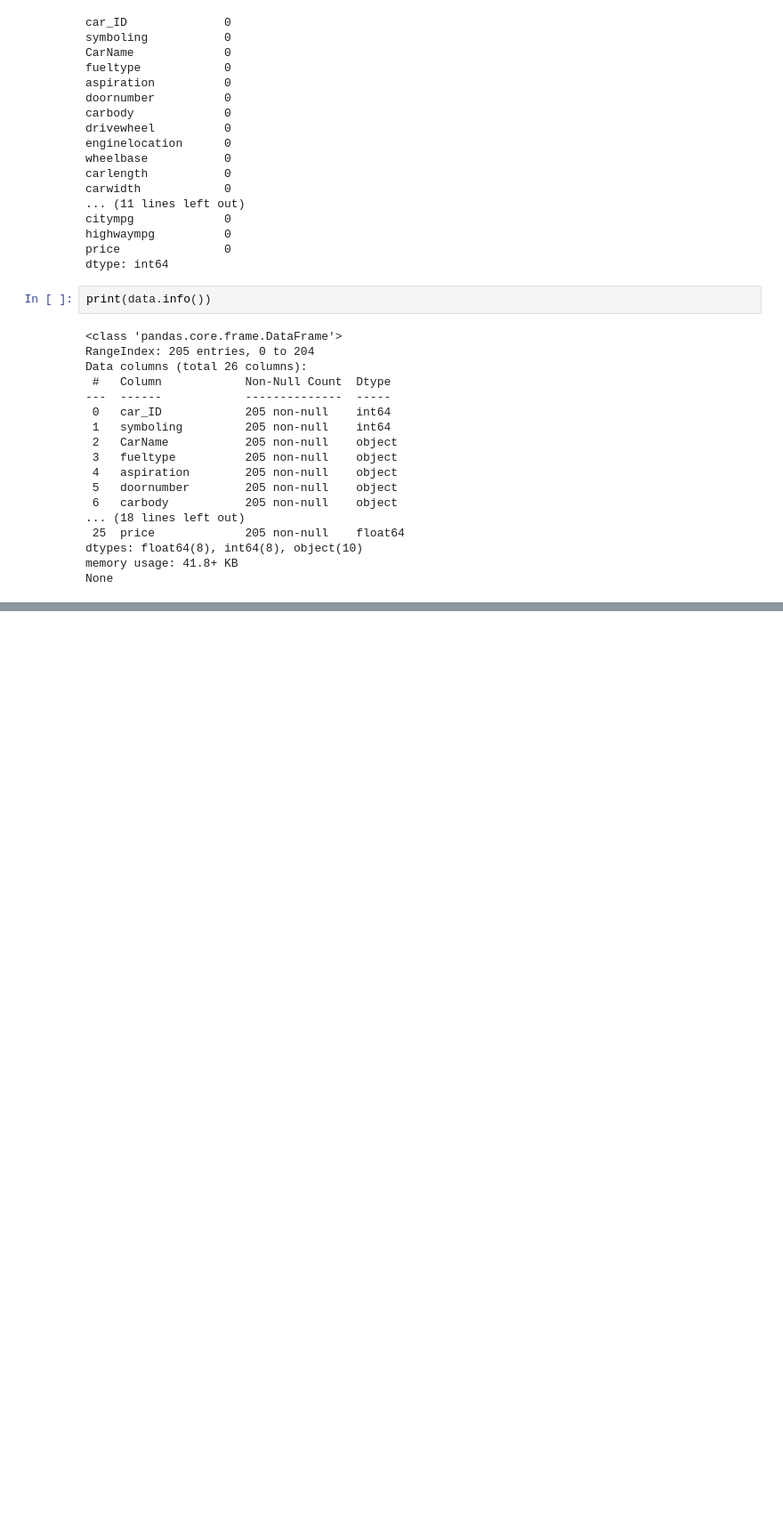
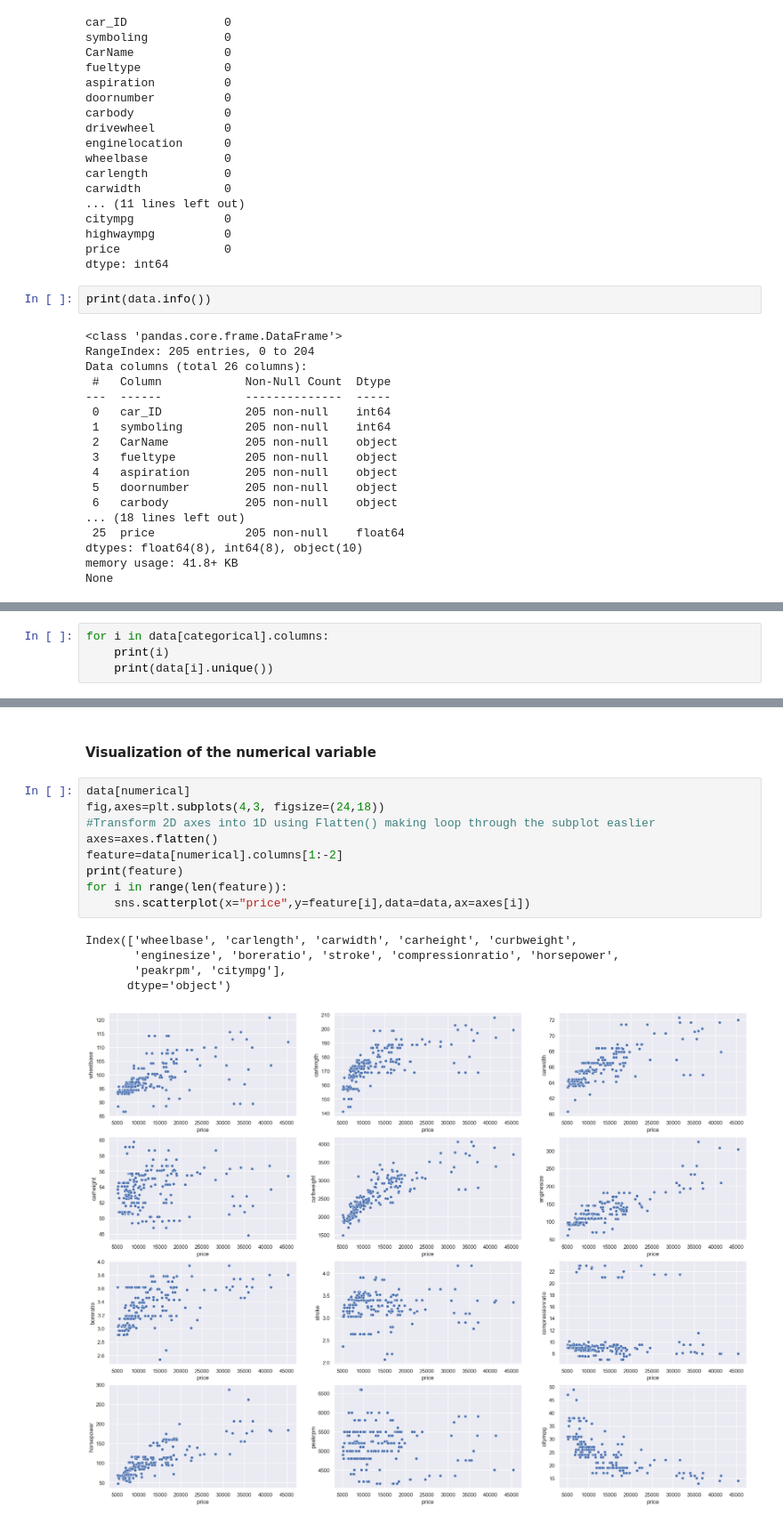
Before and after one commit to AdirajJohn/Car_Price_Prediction, a Jupyter notebook: Prediction_model.ipynb, the cells around one changed output, grey strips where cells are left out. Shown at 89% size. Drawn from its saved outputs; the diff is of its cells as text; blank space fills up the shorter version.

```diff
--- a/Prediction_model.ipynb
+++ b/Prediction_model.ipynb
@@ -77,0 +159,4 @@ None
+# %%
+for i in data[categorical].columns:
+    print(i)
+    print(data[i].unique())
@@ -77,0 +217,17 @@ None
+# %% [markdown]
+#### Visualization of the numerical variable
+# %%
+data[numerical]
+fig,axes=plt.subplots(4,3, figsize=(24,18))
+#Transform 2D axes into 1D using Flatten() making loop through the subplot easlier
+axes=axes.flatten()
+feature=data[numerical].columns[1:-2]
+print(feature)
+for i in range(len(feature)):
+    sns.scatterplot(x="price",y=feature[i],data=data,ax=axes[i])
+# %% [output]
+Index(['wheelbase', 'carlength', 'carwidth', 'carheight', 'curbweight',
+       'enginesize', 'boreratio', 'stroke', 'compressionratio', 'horsepower',
+       'peakrpm', 'citympg'],
+      dtype='object')
+[figure, added]
```
Also changed, not shown: parts of 26 cells of this notebook.
